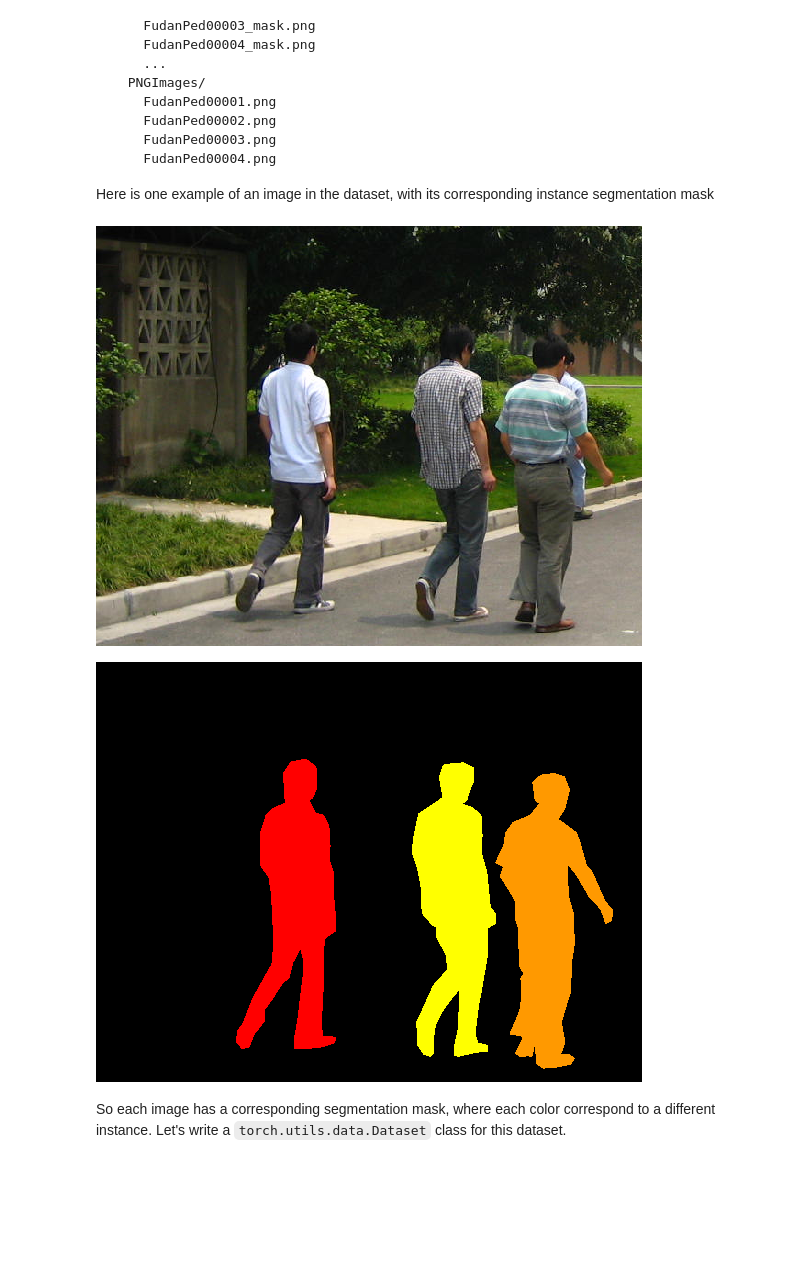
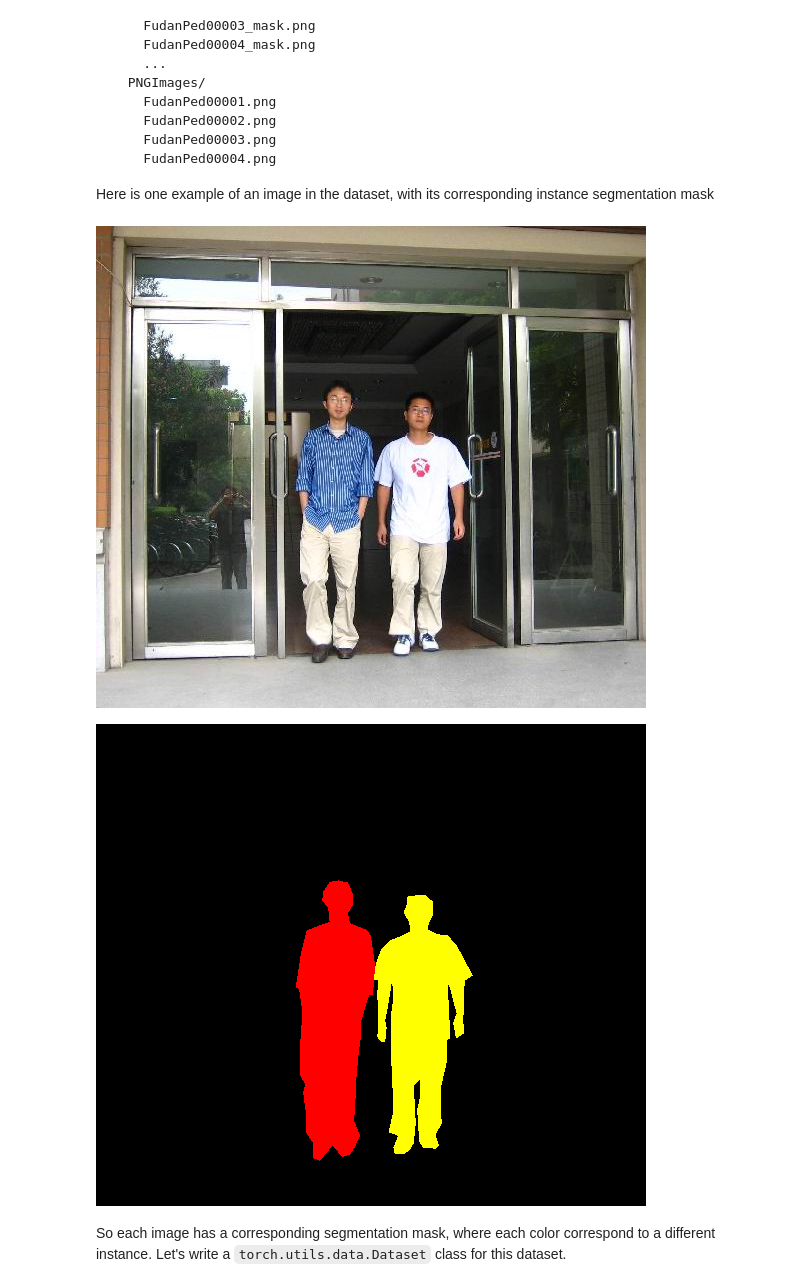
Before and after one commit to redwankarimsony/Object-Detection-and-Segmentation-with-TorchVision, a Jupyter notebook: torchvision_finetuning_instance_segmentation.ipynb, the cells around one changed output. Drawn from its saved outputs; the diff is of its cells as text; code cells hidden in the pictures; blank space fills up the shorter version.

```diff
--- a/torchvision_finetuning_instance_segmentation.ipynb
+++ b/torchvision_finetuning_instance_segmentation.ipynb
@@ -99,11 +101,11 @@ PennFudanPed/
 Here is one example of an image in the dataset, with its corresponding instance segmentation mask
 # %%
 from PIL import Image
-Image.open('PennFudanPed/PNGImages/FudanPed00064.png')
+Image.open('PennFudanPed/PNGImages/FudanPed00040.png')
 # %% [output]
-[figure, old version]
+[figure, new version]
 # %%
-mask = Image.open('PennFudanPed/PedMasks/FudanPed00064_mask.png')
+mask = Image.open('PennFudanPed/PedMasks/FudanPed00040_mask.png')
 # each mask instance has a different color, from zero to N, where
 # N is the number of instances. In order to make visualization easier,
 # let's adda color palette to the mask.
@@ -115,7 +117,7 @@ mask.putpalette([
 ])
 mask
 # %% [output]
-[figure, old version]
+[figure, new version]
 # %% [markdown]
 So each image has a corresponding segmentation mask, where each color correspond to a different instance. Let's write a `torch.utils.data.Dataset` class for this dataset.
 # %%
```
Also changed, not shown: parts of 8 cells of this notebook.
